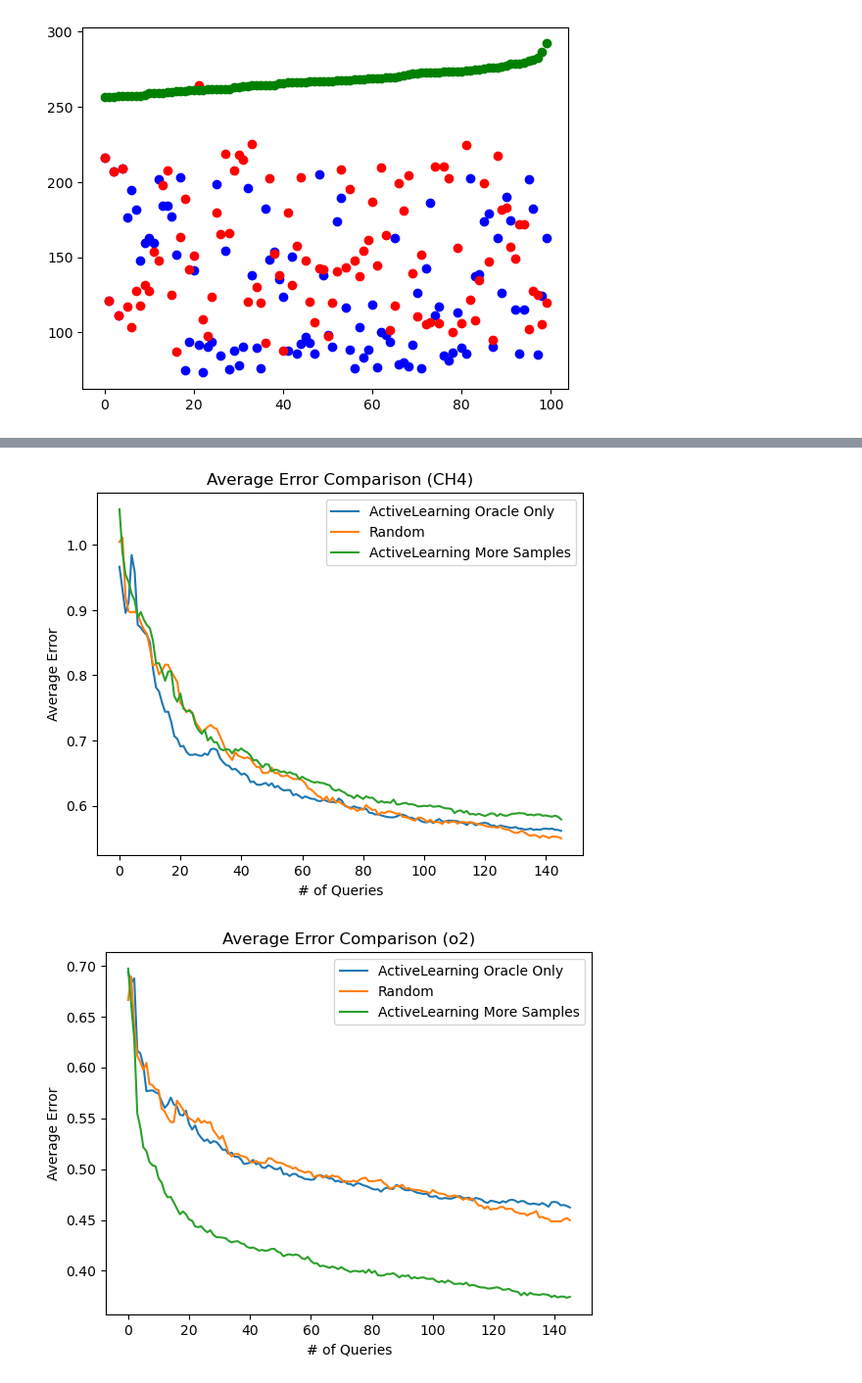
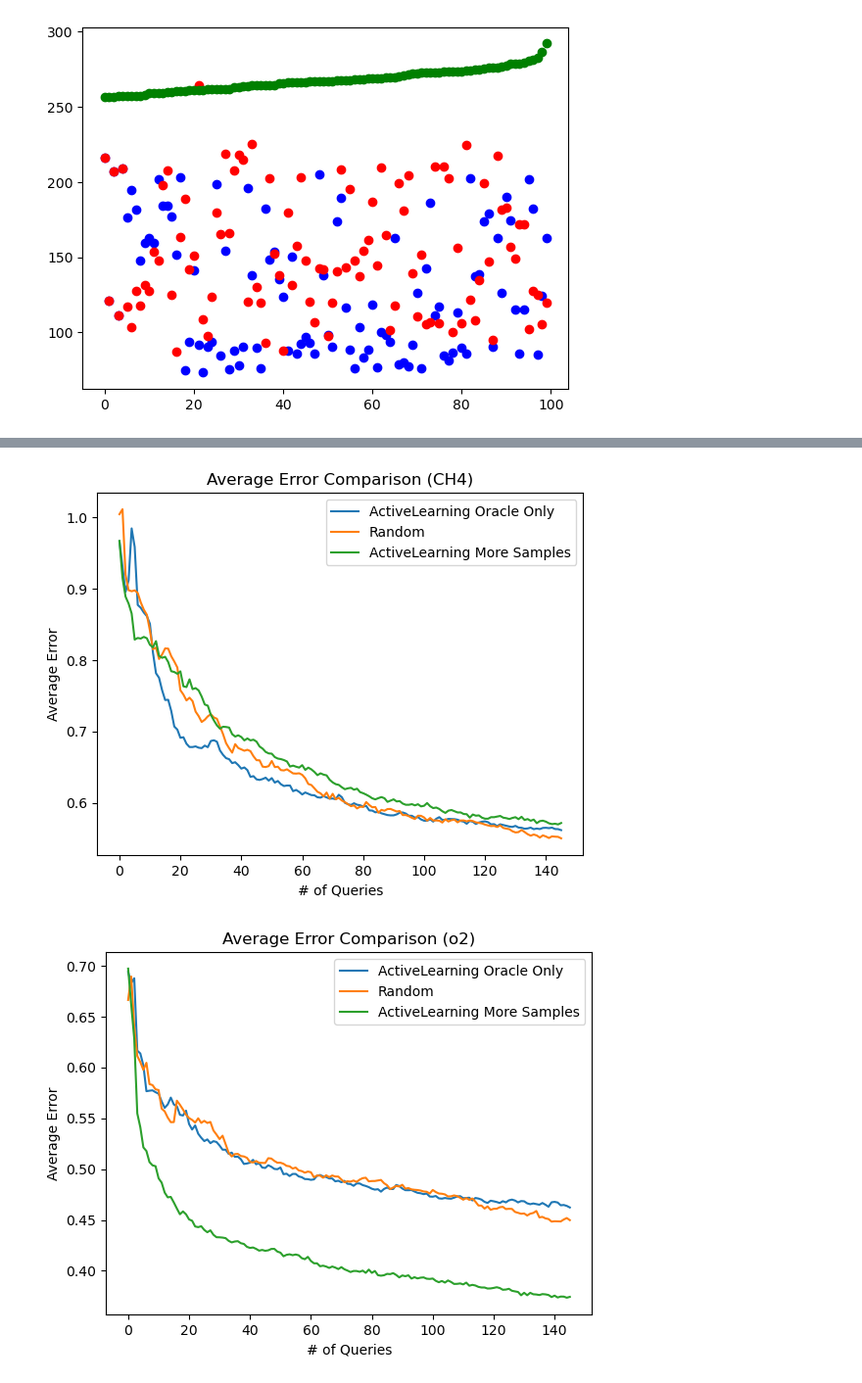
Before and after one commit to PMaratos/2023_Inverse_ZIF_paper, a Jupyter notebook: Active_Learning/Active_Learning_Baseline2.ipynb, the cells around one changed output, grey strips where cells are left out. Shown at 98% size. Drawn from its saved outputs; the diff is of its cells as text; code cells hidden in the pictures.

```diff
--- a/Active_Learning/Active_Learning_Baseline2.ipynb
+++ b/Active_Learning/Active_Learning_Baseline2.ipynb
@@ -924,26 +1404,37 @@ plt.show()
 # %%
 df1 = pd.read_csv('./ALresults/AL_ch4_150_oracle_only.csv')
 df2 = pd.read_csv('./ALresults/Rd_ch4_150_full.csv')
-df3 = pd.read_csv('./ALresults/AL_ch4_150_more_samples2.csv')
+df3 = pd.read_csv('./ALresults/AL_ch4_150_more_samples10_wait_80.csv')
+
+# df1 = pd.read_csv('./ALresults/O2N2/AL_o2_150_oracle_only.csv')
+# df2 = pd.read_csv('./ALresults/O2N2/Rd_o2_150_full.csv')
+# df3 = pd.read_csv('./ALresults/AL_o2_150_more_samples10.csv')
+# df4 = pd.read_csv('./ALresults/AL_o2_150_more_samples10_wait_50.csv')
+
+# df1 = pd.read_csv('./ALresults/AL_methane_150_oracle_only_noActive.csv')
+# df2 = pd.read_csv('./ALresults/Rd_methane_150_full.csv')
+# df3 = pd.read_csv('./ALresults/AL_methane_150_more_samples10_wait_100.csv')
 
 df1 = df1[['averageError']]
 df2 = df2[['averageError']]
 df3 = df3[['averageError']]
+#df4 = df4[['averageError']]
 plt.figure()
 plt.plot(df1, label='ActiveLearning Oracle Only ')
 plt.plot(df2, label='Random')
 plt.plot(df3, label='ActiveLearning More Samples')
+#plt.plot(df4, label='ActiveLearning More Samples')
 #plt.plot(df4, label='ActiveLearning with mae estimation')
 #plt.axhline(y=8.13, color='red', linestyle='--', label='min Rand')
 plt.xlabel('# of Queries')
 plt.ylabel('Average Error')
 plt.title('Average Error Comparison (CH4)')
 #plt.ylim(5,20)
-#plt.xlim(0,150)
+#plt.xlim(100,150)
 plt.legend()
 plt.show()
 # %% [output]
-[figure, old version]
+[figure, new version]
 # %%
 # Oxygen Only
 df1 = pd.read_csv('./ALresults/AL_o2n2_150_oracle_only_cat.csv')
```
Also changed, not shown: parts of 17 cells of this notebook.
